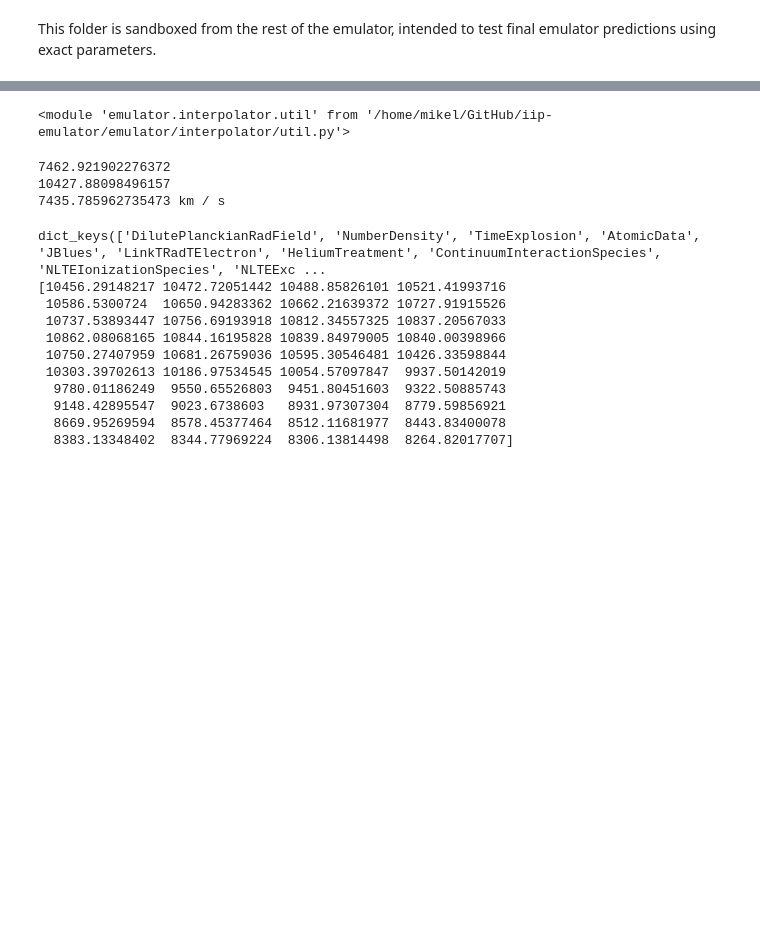
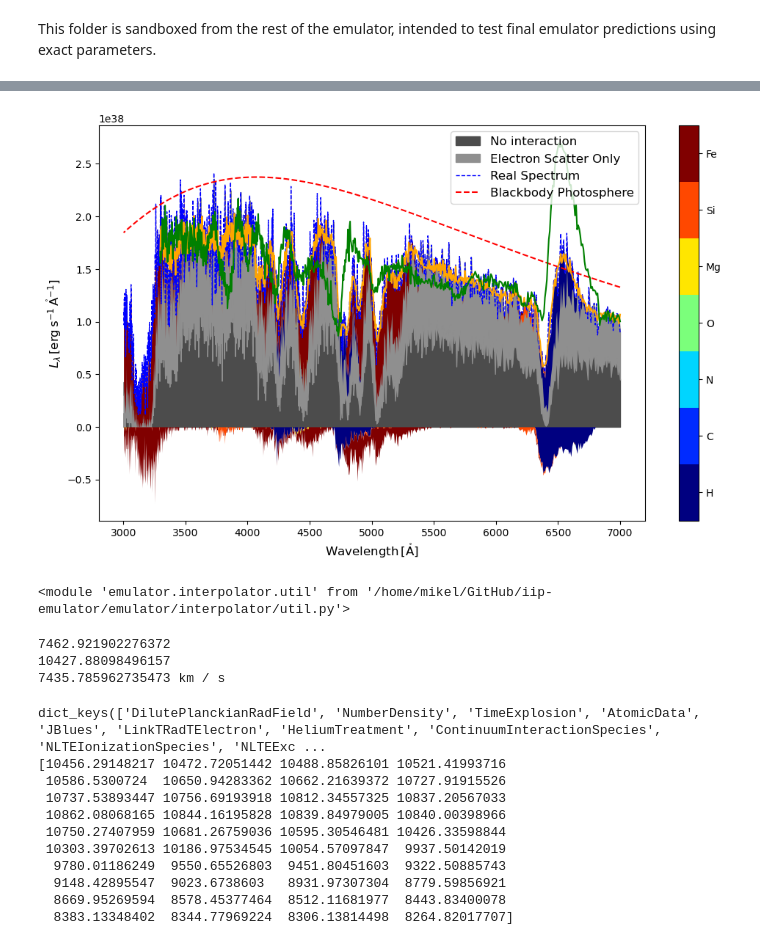
Before and after one commit to MichaelLukaszyk/iip-emulator, a Jupyter notebook: emulator/sandbox/tardis/tardis.ipynb, the cells around one changed output, grey strips where cells are left out. Cells and saved outputs as stored; diff of their text form; code cells hidden in the pictures; blank space fills up the shorter version.

```diff
--- a/emulator/sandbox/tardis/tardis.ipynb
+++ b/emulator/sandbox/tardis/tardis.ipynb
@@ -111,3 +182,16 @@ plt.show()
+# %%
+from tardis.visualization.tools.sdec_plot import SDECPlotter
+plotter = SDECPlotter.from_simulation(sim)
+plotter.generate_plot_mpl(packets_mode='real')
+
+c = Polynomial.fit(wav[~line_mask], y_mod[~line_mask]/y_obs[~line_mask], deg=3)
+p = c(wav)
+y_obs_corr = p * y_obs
+plt.plot(wav, y_mod, label='Model', c='orange')
+plt.plot(wav, y_obs_corr, label='Observed', c='green')
+plt.show()
+# %% [output]
+[figure, added]
 # %%
 import importlib
 
```
Also changed, not shown: parts of 11 cells of this notebook, 10 other files.
